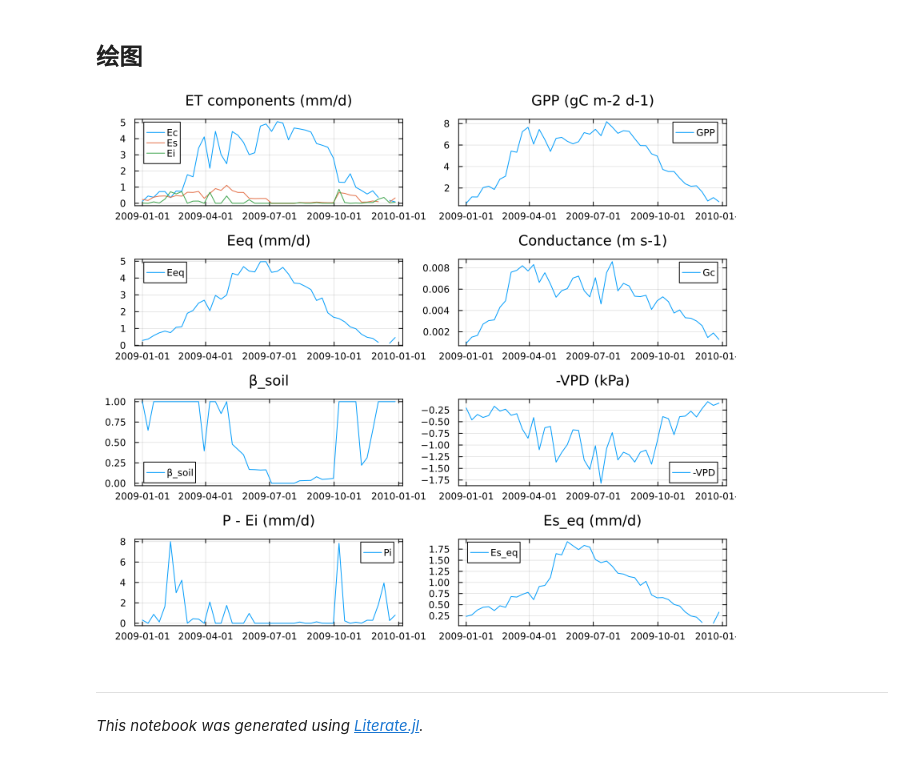
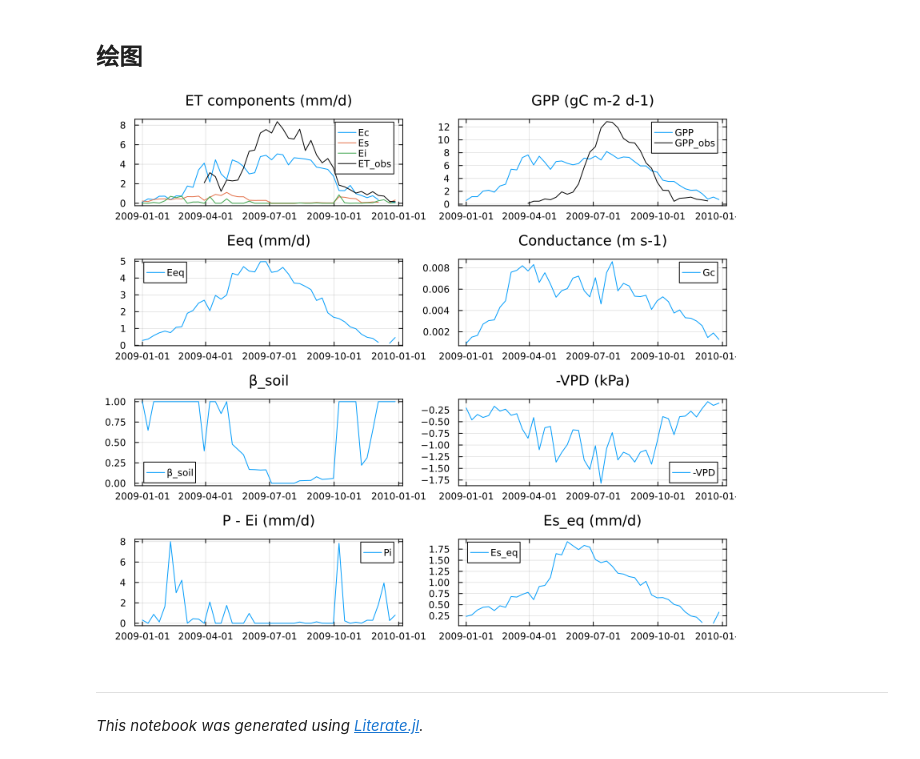
Before and after one commit to jl-pkgs/PML.jl, a Jupyter notebook: dev/generated/calib_IGBP.ipynb, the cells around one changed output. Saved outputs shown, nothing was run; the diff lists cells and outputs as text; code cells hidden in the pictures.

```diff
--- a/dev/generated/calib_IGBP.ipynb
+++ b/dev/generated/calib_IGBP.ipynb
@@ -74,36 +75,40 @@ DataFrame(gof)
 # %%
 using Plots
 gr(framestyle=:box, titlefontsize=12)
 t = df.date
 inds = 1:46*1
 
 function plot_var(var; label=string(var), title=string(var),
   data=df_out, scale=1, kw...)
   plot(t[inds], data[inds, var] * scale; label, title, kw...)
 end
-function plot_var!(p, var; label=string(var), kw...)
-  plot!(p, t[inds], df_out[inds, var]; label, kw...)
+function plot_var!(p, var; label=string(var),
+  data=df_out, kw...)
+  plot!(p, t[inds], data[inds, var]; label, kw...)
 end
 
-p1 = plot(title="ET components (mm/d)")
-plot_var!(p1, :Ec)
-plot_var!(p1, :Es)
-plot_var!(p1, :Ei)
+p_et = plot(title="ET components (mm/d)")
+plot_var!(p_et, :Ec)
+plot_var!(p_et, :Es)
+plot_var!(p_et, :Ei)
+plot_var!(p_et, :ETobs; data=df, label="ET_obs", color=:black)
+
+p_gpp = plot_var(:GPP; title="GPP (gC m-2 d-1)", label="GPP")
+plot_var!(p_gpp, :GPPobs; data=df, label="GPP_obs", color=:black)
 
 plot(
-  p1,
-  plot_var(:GPP; title="GPP (gC m-2 d-1)", label="GPP"),
+  p_et, p_gpp,
   plot_var(:Eeq; title="Eeq (mm/d)", label="Eeq"),
   plot_var(:Gc_w; title="Conductance (m s-1)", label="Gc"),
   plot_var(:fval_soil; title="β_soil", label="β_soil"),
   plot_var(:VPD; data=df, scale=-1, title="-VPD (kPa)", label="-VPD"),
   plot_var(:Pi; title="P - Ei (mm/d)"),
   plot_var(:Es_eq; title="Es_eq (mm/d)"),
   size=(800, 700),
-  layout=(4, 2)
+  layout=(4, 2),
 )
 # %% [output]
-[figure, old version]
+[figure, new version]
 # %% [markdown]
 ---
 
```
Also changed, not shown: parts of 1 cell of this notebook, 6 other files.
